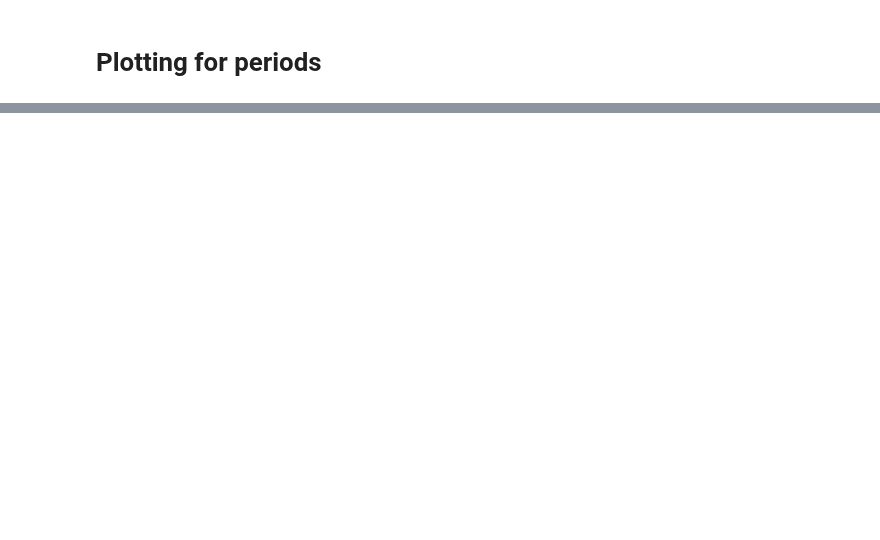
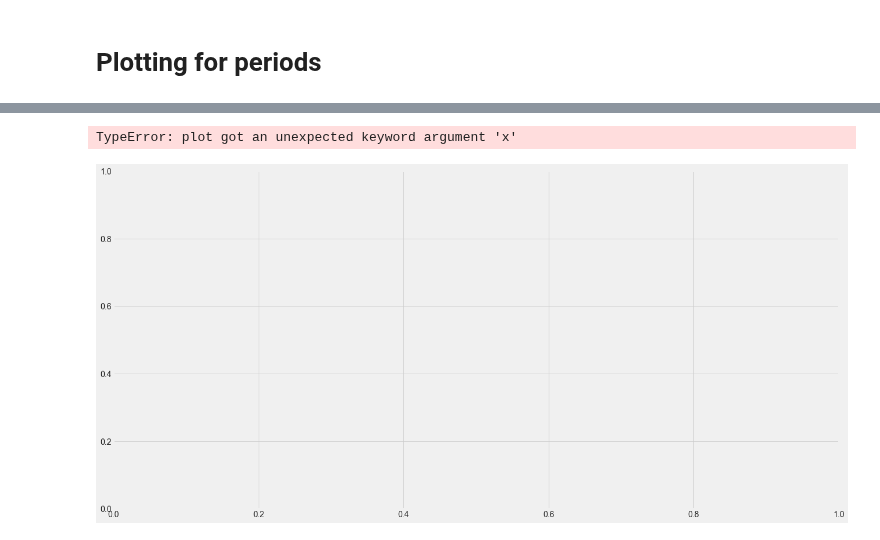
Before and after one commit to DueViktor/WildDataExam, a Jupyter notebook: gustav_blah.ipynb, the cells around one changed output, grey strips where cells are left out. Cells and saved outputs as stored; diff of their text form; code cells hidden in the pictures; blank space fills up the shorter version.

```diff
--- a/gustav_blah.ipynb
+++ b/gustav_blah.ipynb
@@ -252,3 +330,33 @@ plot_dim('conflict')
+# %%
+# Function for plotting a dimension
+def plot_dim(dim):
+
+    plt.figure(figsize=(20,10))
+    plt.style.use('fivethirtyeight')
+
+    # Plot every event id
+    for event in range(7):
+        if event == 0:
+            color = "blue"
+            plt.plot(dataset=dataset[dataset['event_id']==event], x='date', y=dim, linewidth= 1.5, color = color, label = "Event " + str(event))
+        elif event in [1,2,3]:
+            color = "green"
+            plt.plot(dataset=dataset[dataset['event_id']==event], x='date', y=dim, linewidth= 1.5, color = color)
+        elif event in [4,5,6]:
+            color = "red"
+            plt.plot(dataset=dataset[dataset['event_id']==event], x='date', y=dim, linewidth= 1.5, color = color)
+
+    # Make the plot readable
+    plt.xticks(rotation=90)
+    # Make x-axis ticks every 20 days
+    plt.xticks(np.arange(0, len(dataset['date']), 20), size = 15)
+
+
+
+plot_dim('knowledge')
+# %% [output]
+TypeError: plot got an unexpected keyword argument 'x'
+[figure, added]
 # %%
 dims = ['conflict','similarity','knowledge','power','status','support','romance','trust','fun']
 # Plot dimensions side by side
```
Also changed, not shown: parts of 13 cells of this notebook, 2 other files.
